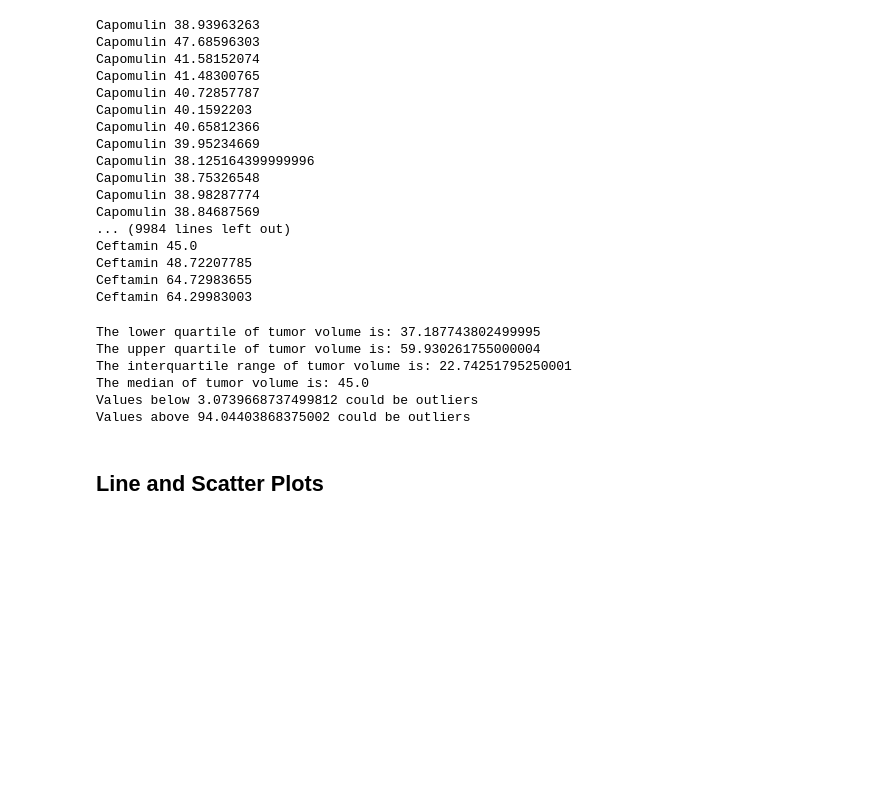
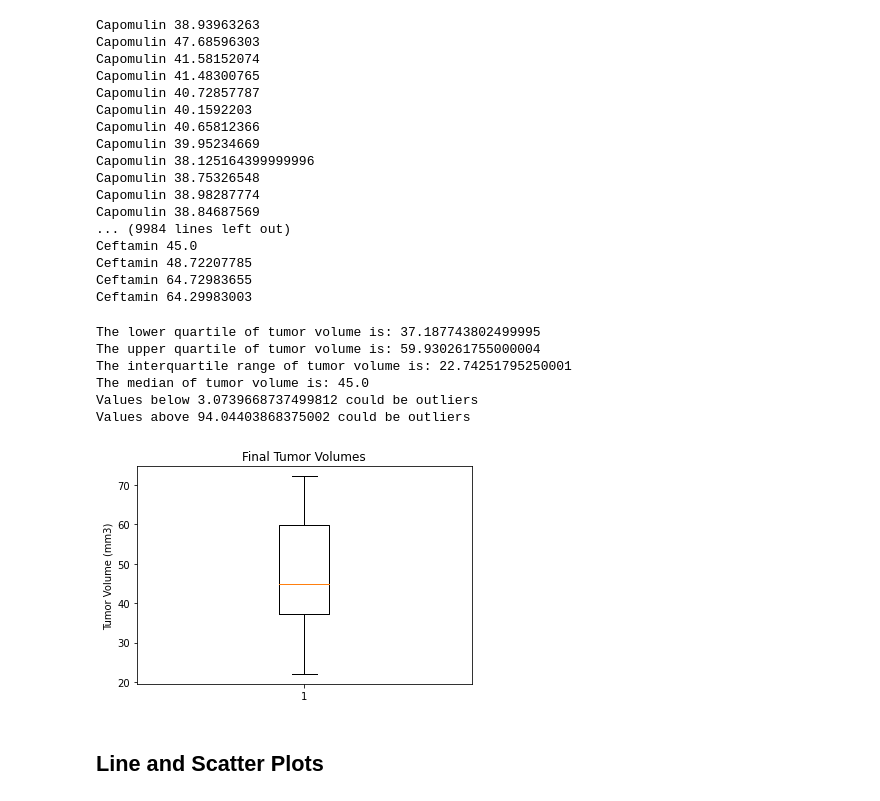
Before and after one commit to NathanJPotter/Matplotlib-challenge-np, a Jupyter notebook: Pymaceuticals/pymaceuticals_starter.ipynb, the cells around one changed output. Drawn from its saved outputs; the diff is of its cells as text; code cells hidden in the pictures; blank space fills up the shorter version.

```diff
--- a/Pymaceuticals/pymaceuticals_starter.ipynb
+++ b/Pymaceuticals/pymaceuticals_starter.ipynb
@@ -432,6 +441,13 @@ Values above 94.04403868375002 could be outliers
     # Determine outliers using upper and lower bounds
 # %%
 # Generate a box plot of the final tumor volume of each mouse across four regimens of interest
+fig1, ax1 = plt.subplots()
+ax1.set_title('Final Tumor Volumes')
+ax1.set_ylabel('Tumor Volume (mm3)')
+ax1.boxplot(tumor_vols)
+plt.show()
+# %% [output]
+[figure, added]
 # %% [markdown]
 ## Line and Scatter Plots
 # %%
```
Also changed, not shown: parts of 2 cells of this notebook.
